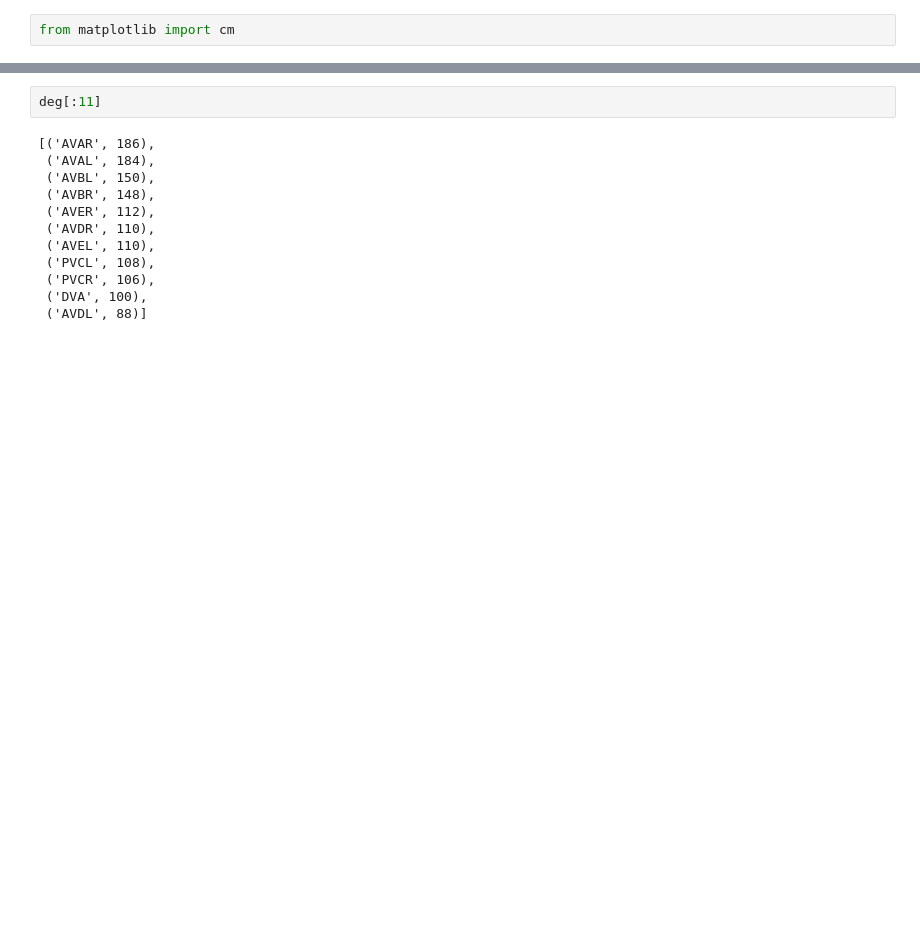
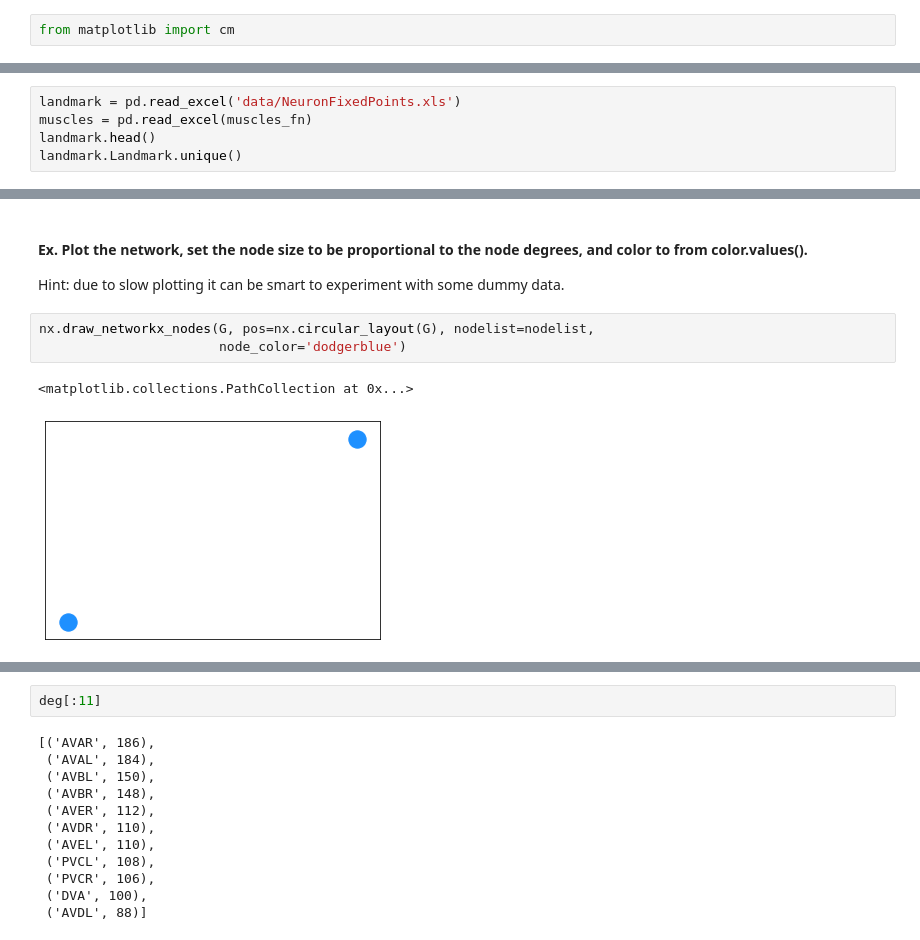
Before and after one commit to oercompbiomed/CBM101, a Jupyter notebook: D_Network_analysis/4_Connectome_C_elegans.ipynb, the cells around one changed output, grey strips where cells are left out. Drawn from its saved outputs; the diff is of its cells as text; blank space fills up the shorter version.

```diff
--- a/D_Network_analysis/4_Connectome_C_elegans.ipynb
+++ b/D_Network_analysis/4_Connectome_C_elegans.ipynb
@@ -404,0 +421,5 @@ nx.draw_networkx_nodes(G, pos, node_size=node_degrees*13)
+# %%
+landmark = pd.read_excel('data/NeuronFixedPoints.xls')
+muscles = pd.read_excel(muscles_fn)
+landmark.head()
+landmark.Landmark.unique()
@@ -405 +492,10 @@ nx.draw_networkx_nodes(G, pos, node_size=node_degrees*13)
+# %% [markdown]
+#### Ex. Plot the network, set the node size to be proportional to the node degrees, and color to from color.values().
+Hint: due to slow plotting it can be smart to experiment with some dummy data.
+# %%
+nx.draw_networkx_nodes(G, pos=nx.circular_layout(G), nodelist=nodelist,
+                       node_color='dodgerblue')
+# %% [output]
+<matplotlib.collections.PathCollection at 0x...>
+[figure, added]
 # %%
```
Also changed, not shown: parts of 63 cells of this notebook.
